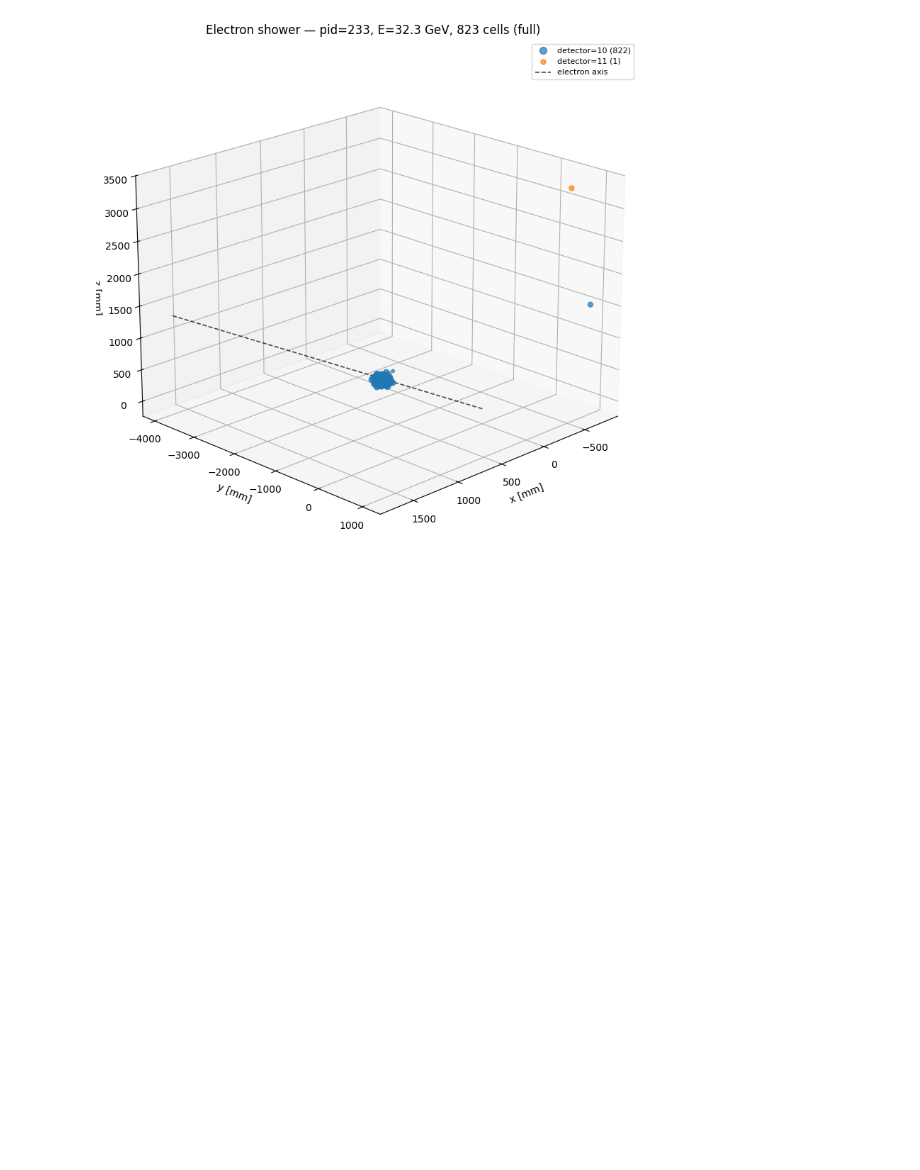
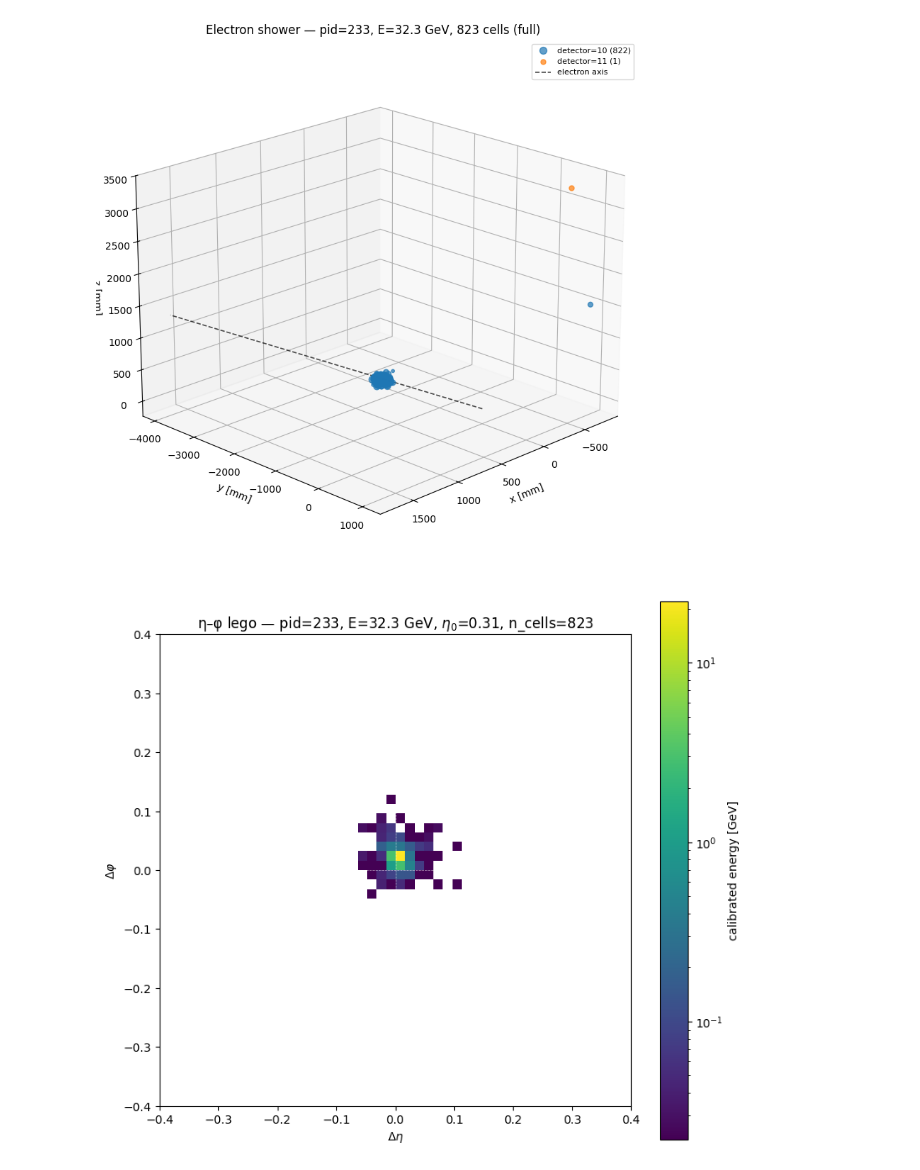
Before and after one commit to lambertloic2005/colliderml-electron-calo, a Jupyter notebook: notebooks/01_plot_gallery.ipynb, the cells around one changed output. Cells and saved outputs as stored; diff of their text form; code cells hidden in the pictures; blank space fills up the shorter version.

```diff
--- a/notebooks/01_plot_gallery.ipynb
+++ b/notebooks/01_plot_gallery.ipynb
@@ -24,7 +24,7 @@ io.load_frames(channel="zee", pileup="pu200", max_events=50)
 frames = io.load_frames(
     channel="zee",
     pileup="pu200",
-    max_events=50,
+    max_events=2,
 )
 
 frames.keys()
@@ -34,5 +34,4 @@ print("particles:", frames["particles"].shape)
 print("calo_hits:", frames["calo_hits"].shape)
 
 frames["particles"].head()
-frames["calo_hits"].head()
 # %% [output]
@@ -124,0 +131,11 @@ plt.show()
+# %%
+fig = plots.shower_eta_phi_lego(
+    p_row,
+    c_row,
+    electron_pid=electron_pid,
+    full_shower=True,
+)
+
+plt.show()
+# %% [output]
+[figure, added]
```
Also changed, not shown: parts of 3 cells of this notebook, 1 other file.
